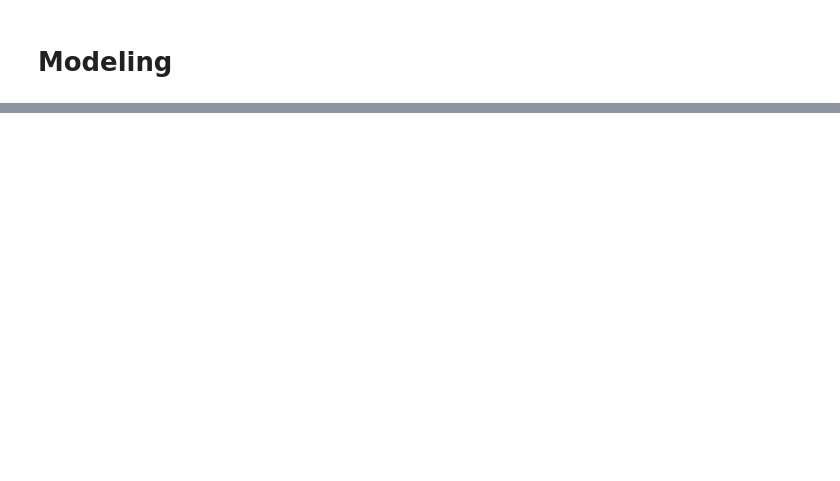
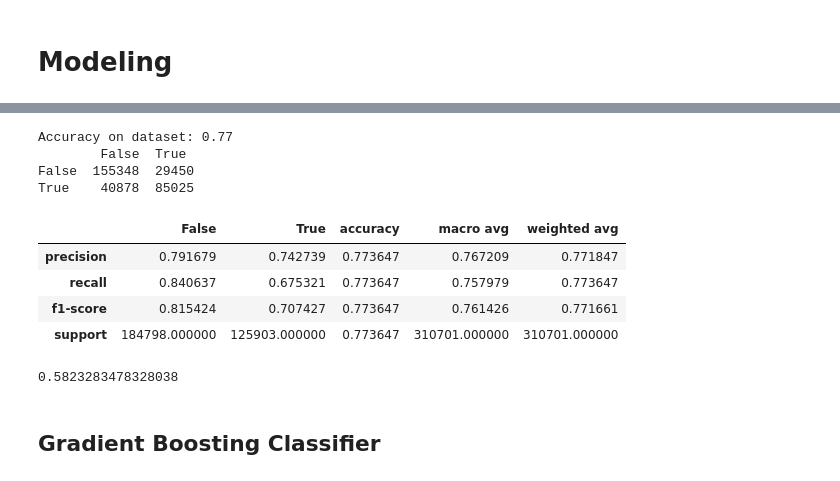
Before and after one commit to guedanie/flight_delay_predictor, a Jupyter notebook: flight_delay_predictor.ipynb, the cells around one changed output, grey strips where cells are left out. Saved outputs shown, nothing was run; the diff lists cells and outputs as text; code cells hidden in the pictures; blank space fills up the shorter version.

```diff
--- a/flight_delay_predictor.ipynb
+++ b/flight_delay_predictor.ipynb
@@ -642,0 +734,25 @@ df.head()
+# %%
+knn, y_pred = model.run_knn(train_scaled, y_train, 3)
+# %%
+accuracy_score, matrix, report = model.accuracy_report(knn, y_pred, y_train)
+
+print(accuracy_score)
+print(matrix)
+
+report
+# %% [output]
+Accuracy on dataset: 0.77
+        False  True
+False  155348  29450
+True    40878  85025
+|  | False | True | accuracy | macro avg | weighted avg |
+| precision | 0.791679 | 0.742739 | 0.773647 | 0.767209 | 0.771847 |
+| recall | 0.840637 | 0.675321 | 0.773647 | 0.757979 | 0.773647 |
+| f1-score | 0.815424 | 0.707427 | 0.773647 | 0.761426 | 0.771661 |
+| support | 184798.000000 | 125903.000000 | 0.773647 | 310701.000000 | 310701.000000 |
+# %%
+knn.score(validate_scaled, y_validate)
+# %% [output]
+0.5823283478328038
+# %% [markdown]
+## Gradient Boosting Classifier
```
Also changed, not shown: parts of 36 cells of this notebook.
